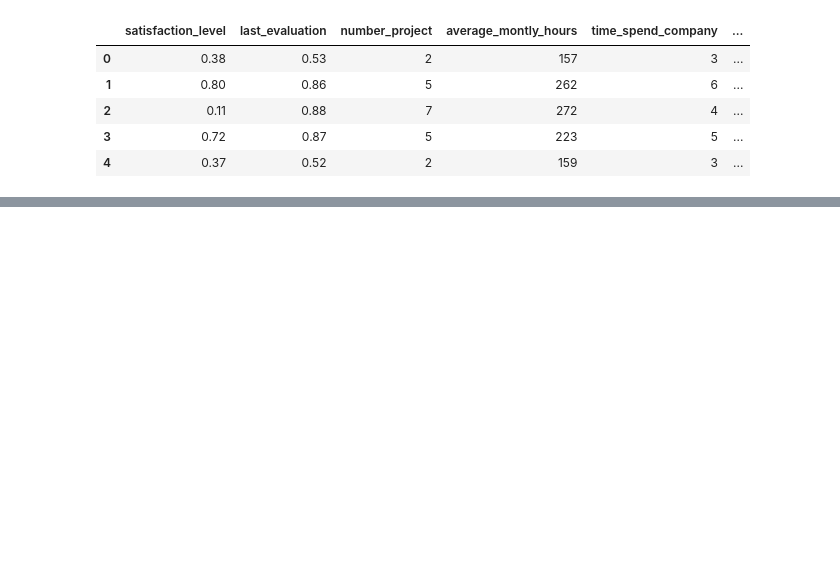
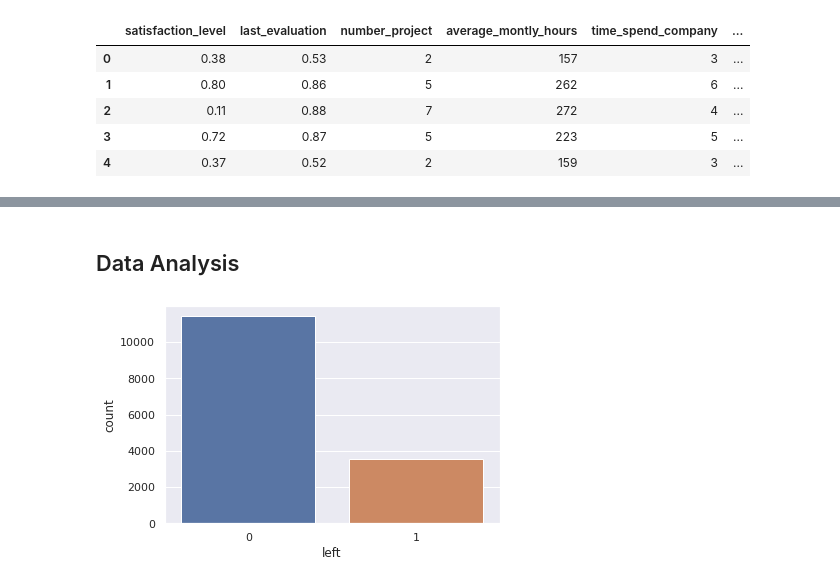
Before and after one commit to tahabinzafar/ML-Zoomcamp, a Jupyter notebook: midterm_project/notebook.ipynb, the cells around one changed output, grey strips where cells are left out. Cells and saved outputs as stored; diff of their text form; code cells hidden in the pictures; blank space fills up the shorter version.

```diff
--- a/midterm_project/notebook.ipynb
+++ b/midterm_project/notebook.ipynb
@@ -43,0 +109,9 @@ df.head()
+# %% [markdown]
+## Data Analysis
+# %%
+#Number of employees left?
+sns.set()
+sns.countplot(x='left', data=df)
+plt.show()
+# %% [output]
+[figure, added]
```
Also changed, not shown: parts of 75 cells of this notebook, 6 other files.
